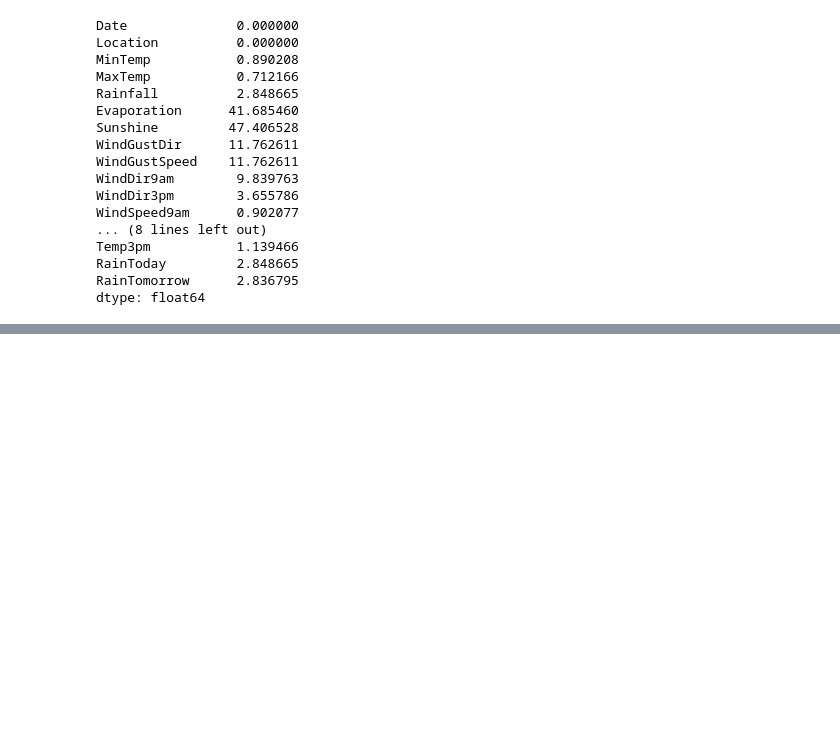
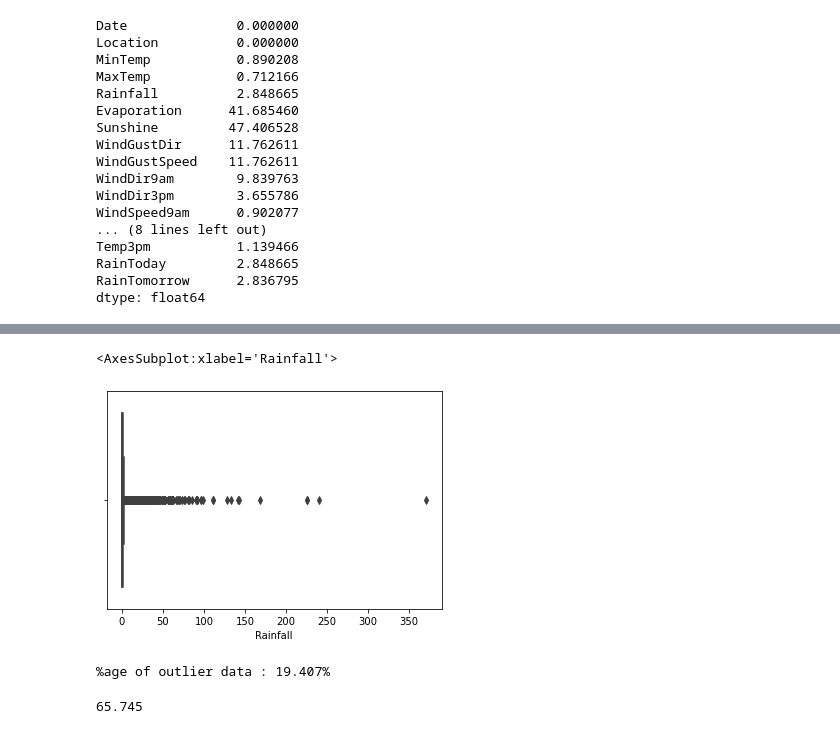
Before and after one commit to zobekenobe/DT-Evaluation-Project, a Jupyter notebook: Project 9.ipynb, the cells around one changed output, grey strips where cells are left out. Saved outputs shown, nothing was run; the diff lists cells and outputs as text; code cells hidden in the pictures; blank space fills up the shorter version.

```diff
--- a/Project 9.ipynb
+++ b/Project 9.ipynb
@@ -131,0 +270,21 @@ dtype: float64
+# %%
+sns.boxplot(df['Rainfall'], orient = 'h')
+# %% [output]
+<AxesSubplot:xlabel='Rainfall'>
+[figure, added]
+# %%
+# apparently there are quite a few outliers in the feature
+# checking the number of outliers in the feature
+
+q1 = df['Rainfall'].quantile(0.25)
+q3 = df['Rainfall'].quantile(0.75)
+iqr = q3 - q1
+hi = q3 + 1.5 * iqr
+
+print(f"%age of outlier data : {np.where(df['Rainfall'] > hi)[0].shape[0]/len(df)*100:0.3f}%")
+# %% [output]
+%age of outlier data : 19.407%
+# %%
+print(f"{np.where(df['Rainfall'].values == 0)[0].shape[0]/len(df)*100:0.3f}")
+# %% [output]
+65.745
```
Also changed, not shown: parts of 43 cells of this notebook.
